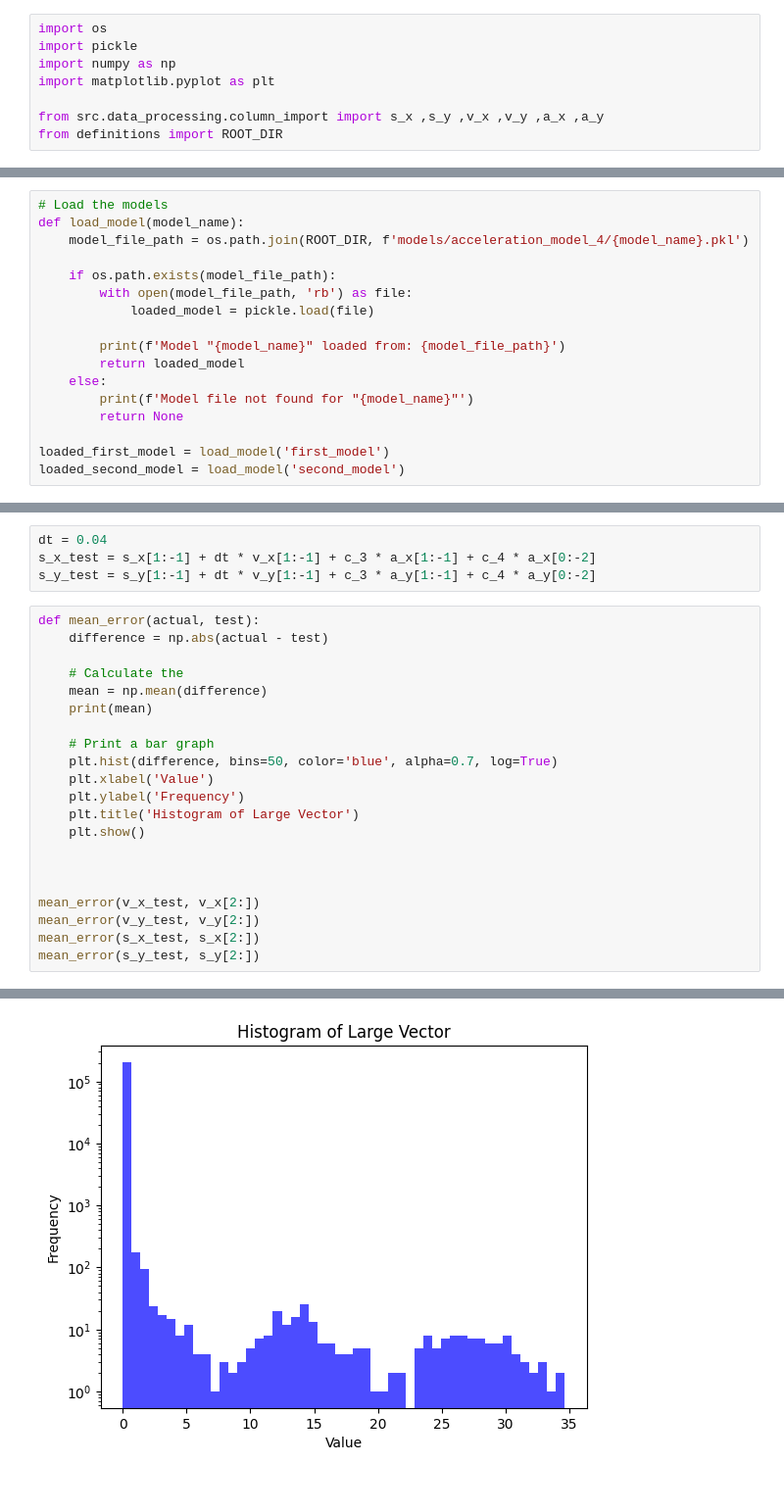
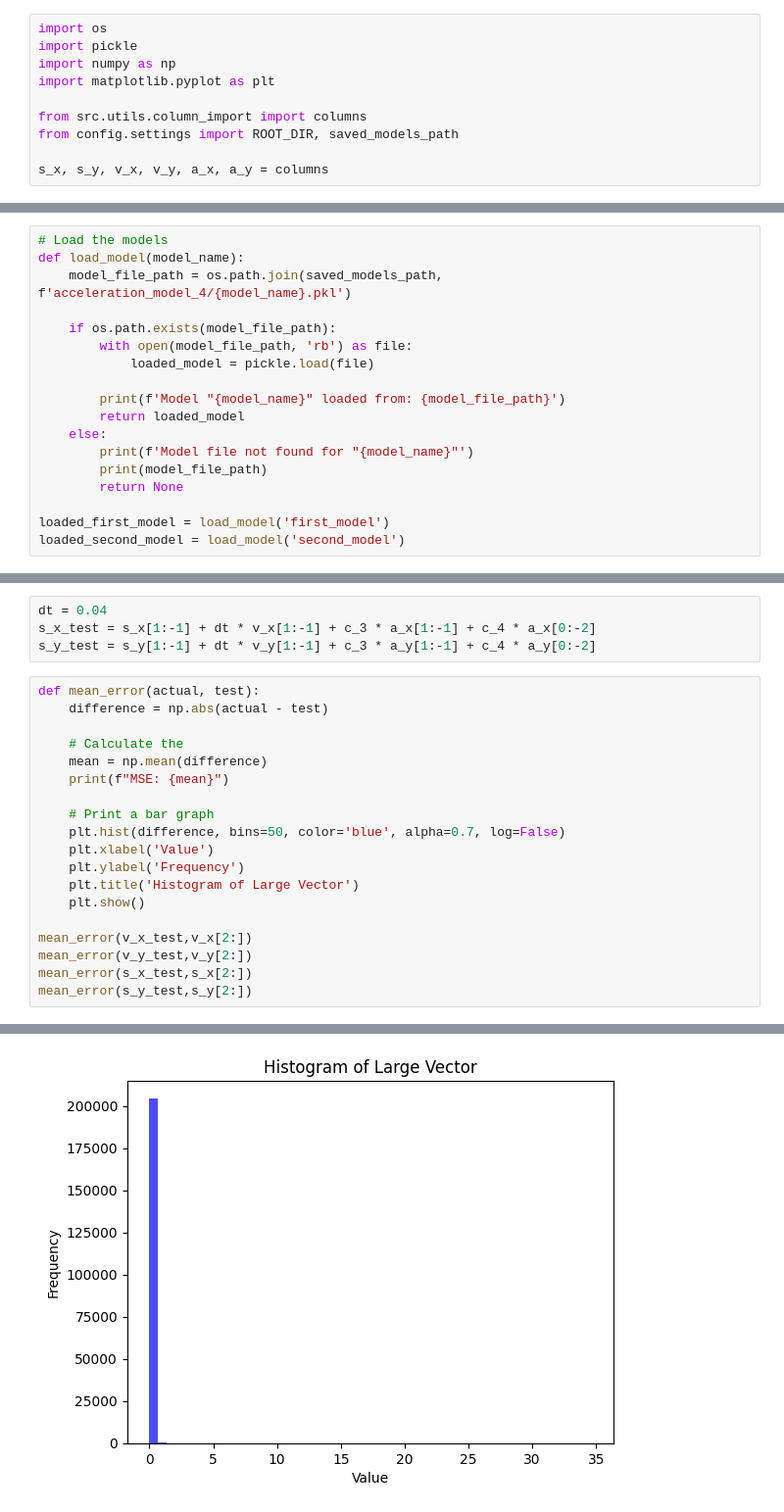
Before and after one commit to avocadoali/social_ai_practical_course, a Jupyter notebook: src/integration_method/intregration_model_acc_4.ipynb, the cells around one changed output, grey strips where cells are left out. Shown at 98% size. Drawn from its saved outputs; the diff is of its cells as text.

Commit message:
rework for config files and project structure

```diff
--- a/src/integration_method/intregration_model_acc_4.ipynb
+++ b/src/integration_method/intregration_model_acc_4.ipynb
@@ -6,6 +6,8 @@ import pickle
 import numpy as np
 import matplotlib.pyplot as plt
 
-from src.data_processing.column_import import s_x ,s_y ,v_x ,v_y ,a_x ,a_y
-from definitions import ROOT_DIR
+from src.utils.column_import import columns
+from config.settings import ROOT_DIR, saved_models_path
+
+s_x, s_y, v_x, v_y, a_x, a_y = columns
 # %% [output]
@@ -16,7 +17,7 @@ Importet column directory
 # %%
 # Load the models
 def load_model(model_name):
-    model_file_path = os.path.join(ROOT_DIR, f'models/acceleration_model_4/{model_name}.pkl')
+    model_file_path = os.path.join(saved_models_path, f'acceleration_model_4/{model_name}.pkl')
 
     if os.path.exists(model_file_path):
         with open(model_file_path, 'rb') as file:
@@ -26,6 +27,7 @@ def load_model(model_name):
         return loaded_model
     else:
         print(f'Model file not found for "{model_name}"')
+        print(model_file_path)
         return None
 
 loaded_first_model = load_model('first_model')
@@ -108,19 +110,17 @@ def mean_error(actual, test):
 
     # Calculate the
     mean = np.mean(difference)
-    print(mean)
+    print(f"MSE: {mean}")
 
     # Print a bar graph
-    plt.hist(difference, bins=50, color='blue', alpha=0.7, log=True)
+    plt.hist(difference, bins=50, color='blue', alpha=0.7, log=False)
     plt.xlabel('Value')
     plt.ylabel('Frequency')
     plt.title('Histogram of Large Vector')
     plt.show()
 
-
-
-mean_error(v_x_test, v_x[2:])
-mean_error(v_y_test, v_y[2:])
-mean_error(s_x_test, s_x[2:])
-mean_error(s_y_test, s_y[2:])
+mean_error(v_x_test,v_x[2:])
+mean_error(v_y_test,v_y[2:])
+mean_error(s_x_test,s_x[2:])
+mean_error(s_y_test,s_y[2:])
 # %% [output]
@@ -128 +128 @@ mean_error(s_y_test, s_y[2:])
-[figure, old version]
+[figure, new version]
```
Also changed, not shown: parts of 3 cells of this notebook, 24 other files.
